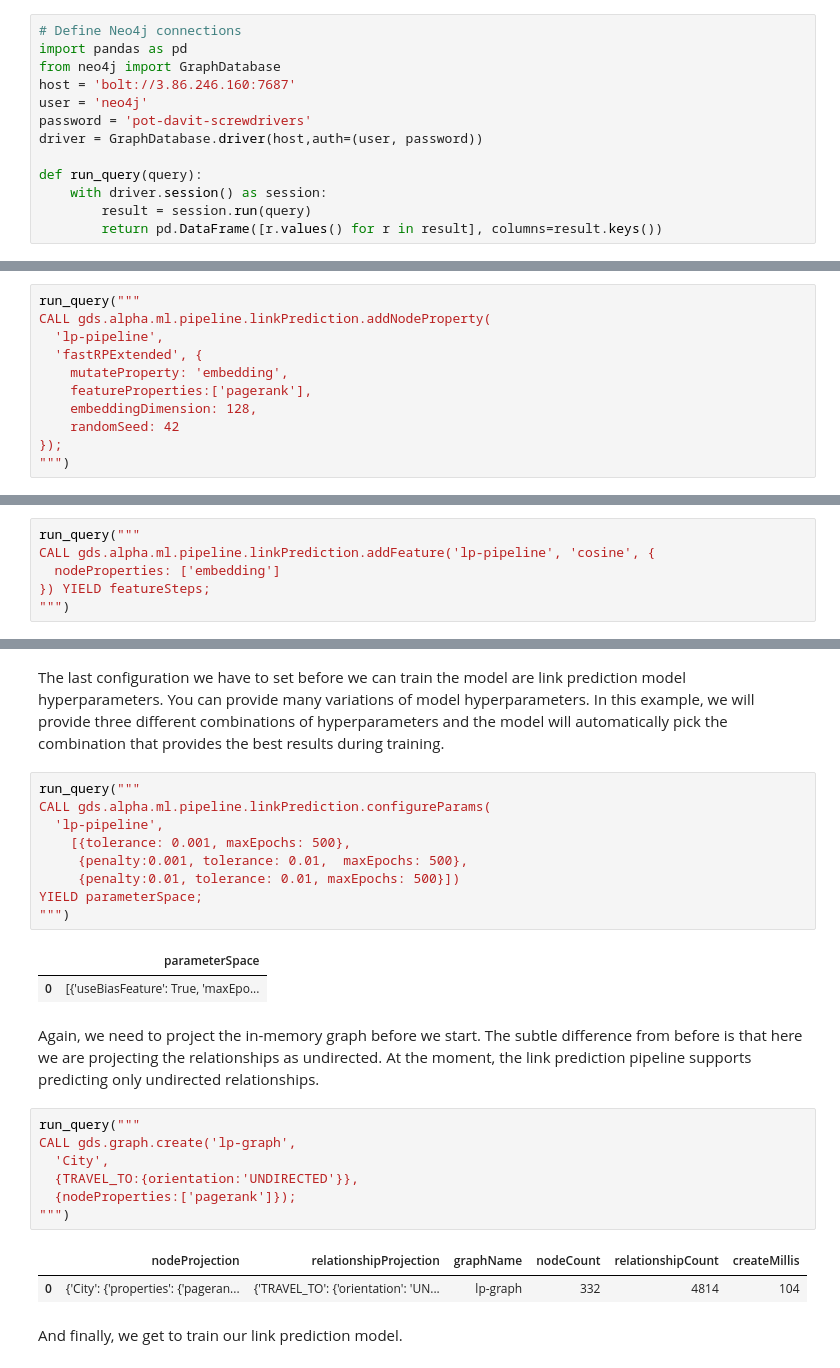
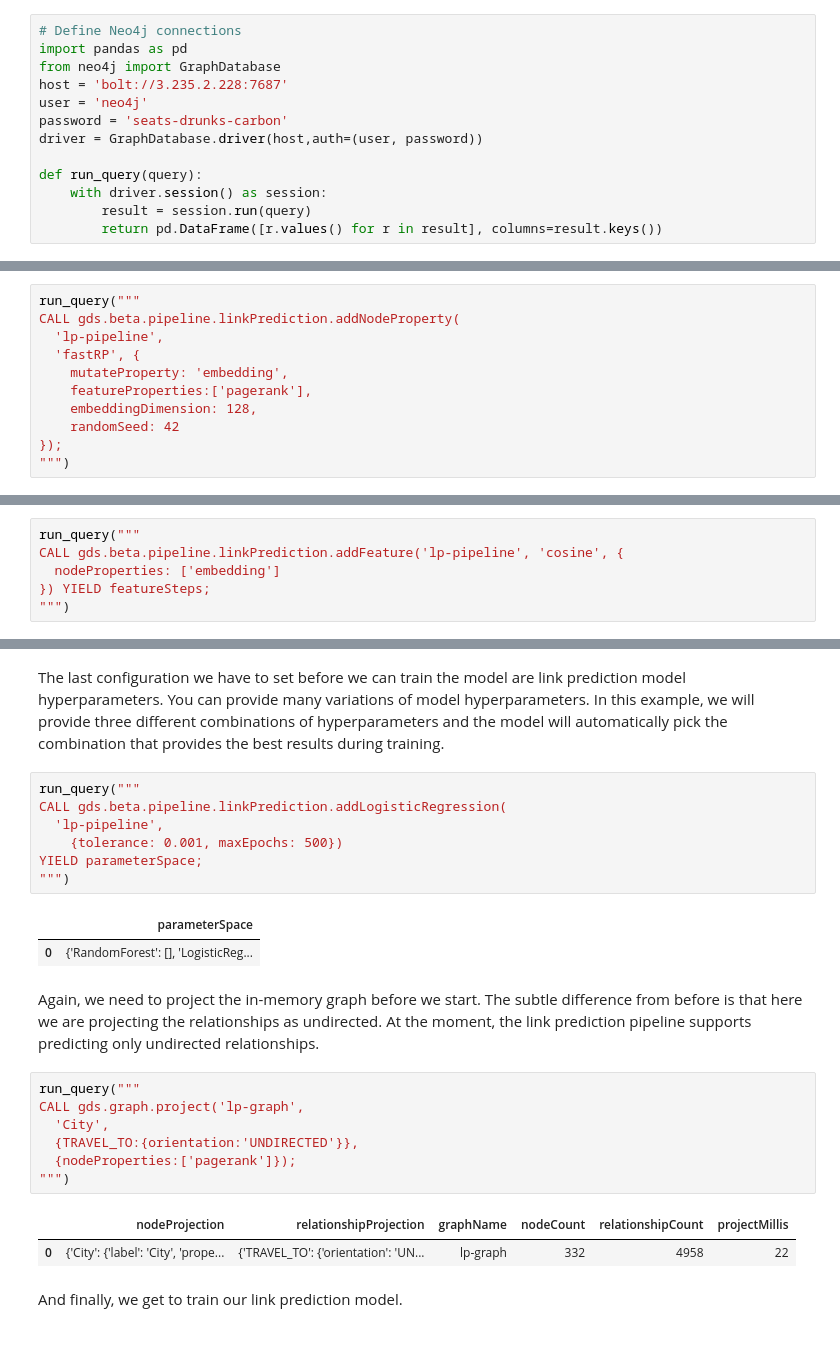
Before and after one commit to tomasonjo/blogs, a Jupyter notebook: nomad/NomadList.ipynb, the cells around one changed output, grey strips where cells are left out. Saved outputs shown, nothing was run; the diff lists cells and outputs as text.

```diff
--- a/nomad/NomadList.ipynb
+++ b/nomad/NomadList.ipynb
@@ -6,9 +21,9 @@ If you want to follow along with examples in this post, I recommend using a Blan
 # Define Neo4j connections
 import pandas as pd
 from neo4j import GraphDatabase
-host = 'bolt://3.86.246.160:7687'
+host = 'bolt://3.235.2.228:7687'
 user = 'neo4j'
-password = 'pot-davit-screwdrivers'
+password = 'seats-drunks-carbon'
 driver = GraphDatabase.driver(host,auth=(user, password))
 
 def run_query(query):
@@ -226,9 +241,9 @@ As a part of the link prediction pipeline, you can add intermediate steps where
 https://towardsdatascience.com/behind-the-scenes-on-the-fast-random-projection-algorithm-for-generating-graph-embeddings-efb1db0895
 # %%
 run_query("""
-CALL gds.alpha.ml.pipeline.linkPrediction.addNodeProperty(
+CALL gds.beta.pipeline.linkPrediction.addNodeProperty(
   'lp-pipeline',
-  'fastRPExtended', {
+  'fastRP', {
     mutateProperty: 'embedding',
     featureProperties:['pagerank'],
     embeddingDimension: 128,
@@ -247,7 +262,7 @@ Here, we have defined that the link prediction pipeline should start by executin
 You can inspect the documentation for more information about combining node features as an input to the link prediction model. In this example, we will use the L2 combiner to combine the FastRP node embeddings of pairs of nodes.
 # %%
 run_query("""
-CALL gds.alpha.ml.pipeline.linkPrediction.addFeature('lp-pipeline', 'cosine', {
+CALL gds.beta.pipeline.linkPrediction.addFeature('lp-pipeline', 'cosine', {
   nodeProperties: ['embedding']
 }) YIELD featureSteps;
 """)
@@ -272,28 +287,26 @@ YIELD splitConfig;
 The last configuration we have to set before we can train the model are link prediction model hyperparameters. You can provide many variations of model hyperparameters. In this example, we will provide three different combinations of hyperparameters and the model will automatically pick the combination that provides the best results during training.
 # %%
 run_query("""
-CALL gds.alpha.ml.pipeline.linkPrediction.configureParams(
+CALL gds.beta.pipeline.linkPrediction.addLogisticRegression(
   'lp-pipeline',
-    [{tolerance: 0.001, maxEpochs: 500},
-     {penalty:0.001, tolerance: 0.01,  maxEpochs: 500},
-     {penalty:0.01, tolerance: 0.01, maxEpochs: 500}])
+    {tolerance: 0.001, maxEpochs: 500})
 YIELD parameterSpace;
 """)
 # %% [output]
 |  | parameterSpace |
-| 0 | [{'useBiasFeature': True, 'maxEpo... |
+| 0 | {'RandomForest': [], 'LogisticReg... |
 # %% [markdown]
 Again, we need to project the in-memory graph before we start. The subtle difference from before is that here we are projecting the relationships as undirected. At the moment, the link prediction pipeline supports predicting only undirected relationships.
 # %%
 run_query("""
-CALL gds.graph.create('lp-graph',
+CALL gds.graph.project('lp-graph',
   'City',
   {TRAVEL_TO:{orientation:'UNDIRECTED'}},
   {nodeProperties:['pagerank']});
 """)
 # %% [output]
-|  | nodeProjection | relationshipProjection | graphName | nodeCount | relationshipCount | createMillis |
-| 0 | {'City': {'properties': {'pageran... | {'TRAVEL_TO': {'orientation': 'UN... | lp-graph | 332 | 4814 | 104 |
+|  | nodeProjection | relationshipProjection | graphName | nodeCount | relationshipCount | projectMillis |
+| 0 | {'City': {'label': 'City', 'prope... | {'TRAVEL_TO': {'orientation': 'UN... | lp-graph | 332 | 4958 | 22 |
 # %% [markdown]
 And finally, we get to train our link prediction model.
 # %%
```
Also changed, not shown: parts of 18 cells of this notebook.
